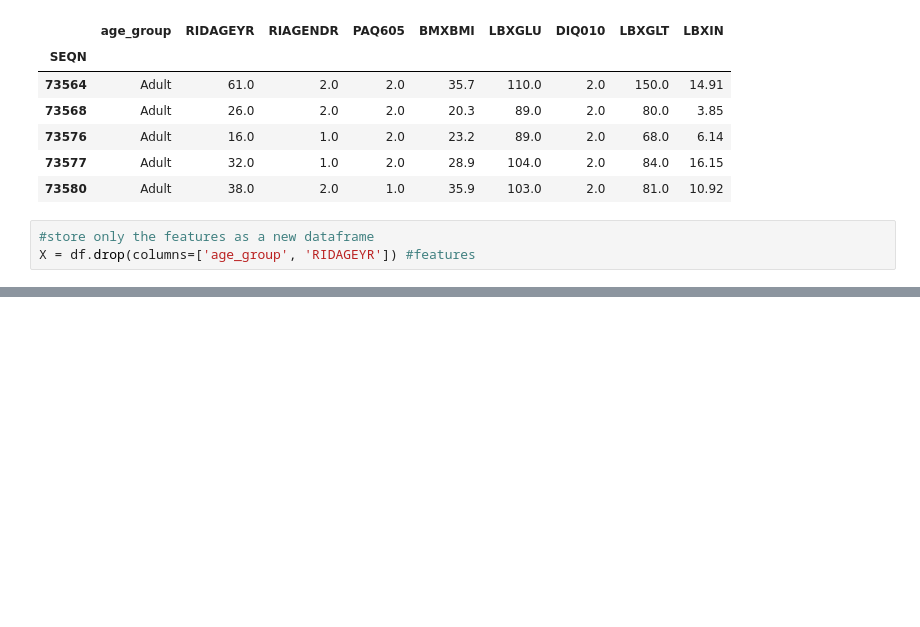
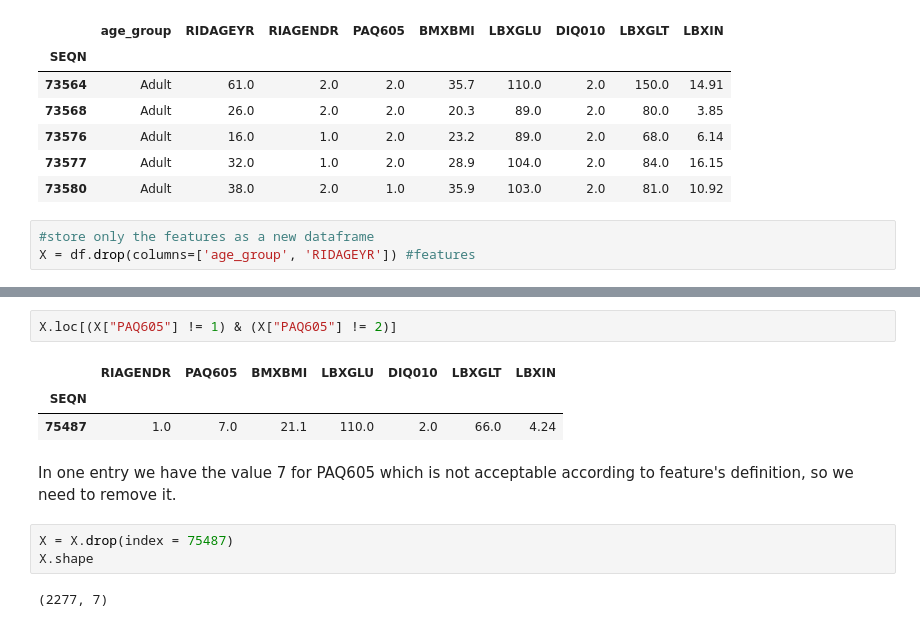
Before and after one commit to gbaresis/National-Health-and-Nutrition-Health-Survey-2013-2014-NHANES-Age-Prediction, a Jupyter notebook: National_Health_and_Nutrition_Health_Survey_2013_2014_(NHANES)_Age_Prediction.ipynb, the cells around one changed output, grey strips where cells are left out. Cells and saved outputs as stored; diff of their text form; blank space fills up the shorter version.

```diff
--- a/National_Health_and_Nutrition_Health_Survey_2013_2014_(NHANES)_Age_Prediction.ipynb
+++ b/National_Health_and_Nutrition_Health_Survey_2013_2014_(NHANES)_Age_Prediction.ipynb
@@ -49,0 +90,13 @@ X = df.drop(columns=['age_group', 'RIDAGEYR']) #features
+# %%
+X.loc[(X["PAQ605"] != 1) & (X["PAQ605"] != 2)]
+# %% [output]
+|  | RIAGENDR | PAQ605 | BMXBMI | LBXGLU | DIQ010 | LBXGLT | LBXIN |
+| SEQN |  |  |  |  |  |  |  |
+| 75487 | 1.0 | 7.0 | 21.1 | 110.0 | 2.0 | 66.0 | 4.24 |
+# %% [markdown]
+In one entry we have the value 7 for PAQ605 which is not acceptable according to feature's definition, so we need to remove it.
+# %%
+X = X.drop(index = 75487)
+X.shape
+# %% [output]
+(2277, 7)
```
Also changed, not shown: parts of 8 cells of this notebook.
